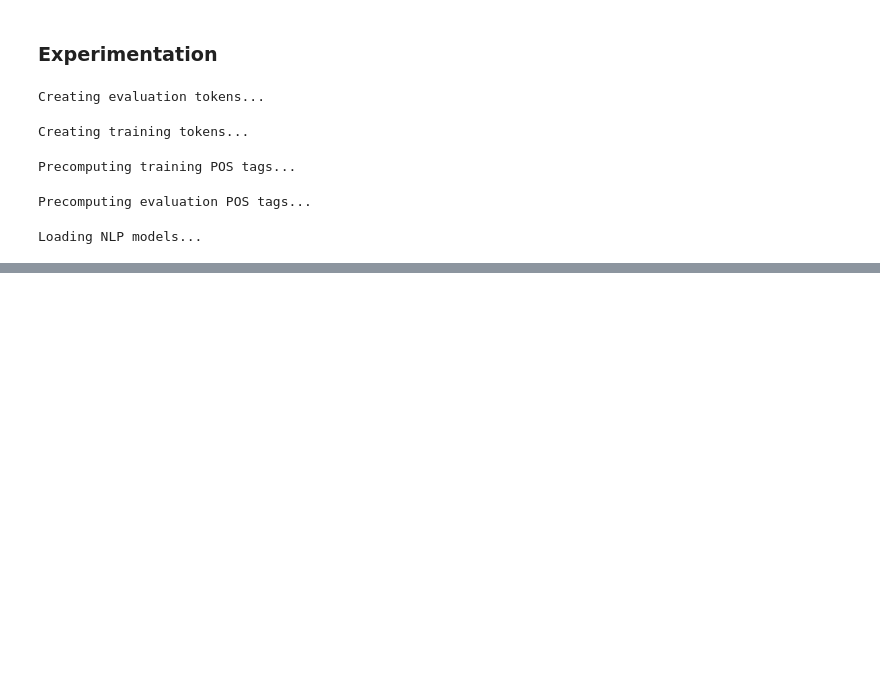
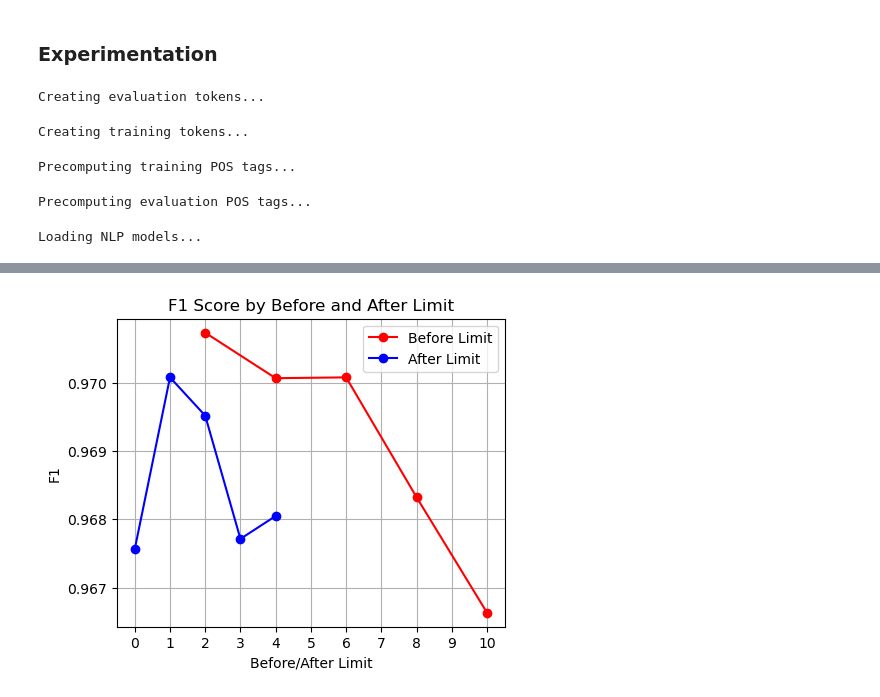
Before and after one commit to amritpal200/NLP-Project, a Jupyter notebook: src/crf.ipynb, the cells around one changed output, grey strips where cells are left out. Drawn from its saved outputs; the diff is of its cells as text; code cells hidden in the pictures; blank space fills up the shorter version.

```diff
--- a/src/crf.ipynb
+++ b/src/crf.ipynb
@@ -131,0 +234,29 @@ Calculating metrics...
+# %%
+data = []
+for combo in combinations3:
+    params = combo['params']
+    metrics = combo['metrics']
+    data.append((params['before_lim'], metrics['f1']))
+df = pd.DataFrame(data, columns=['before_lim', 'f1'])
+df.sort_values(by=['before_lim'], inplace=True)
+# %%
+data = []
+for combo in combinations4:
+    params = combo['params']
+    metrics = combo['metrics']
+    data.append((params['after_lim'], metrics['f1']))
+df2 = pd.DataFrame(data, columns=['after_lim', 'f1'])
+df2.sort_values(by=['after_lim'], inplace=True)
+# %%
+plt.figure(figsize=(5, 4))
+plt.plot(df['before_lim'], df['f1'], marker='o', color='red')
+plt.plot(df2['after_lim'], df2['f1'], marker='o', color='blue')
+plt.title('F1 Score by Before and After Limit')
+plt.xlabel('Before/After Limit')
+plt.ylabel('F1')
+plt.legend(['Before Limit', 'After Limit'])
+plt.xticks(range(0, 11))
+plt.grid()
+plt.show()
+# %% [output]
+[figure, added]
```
Also changed, not shown: parts of 17 cells of this notebook, 1 other file.
